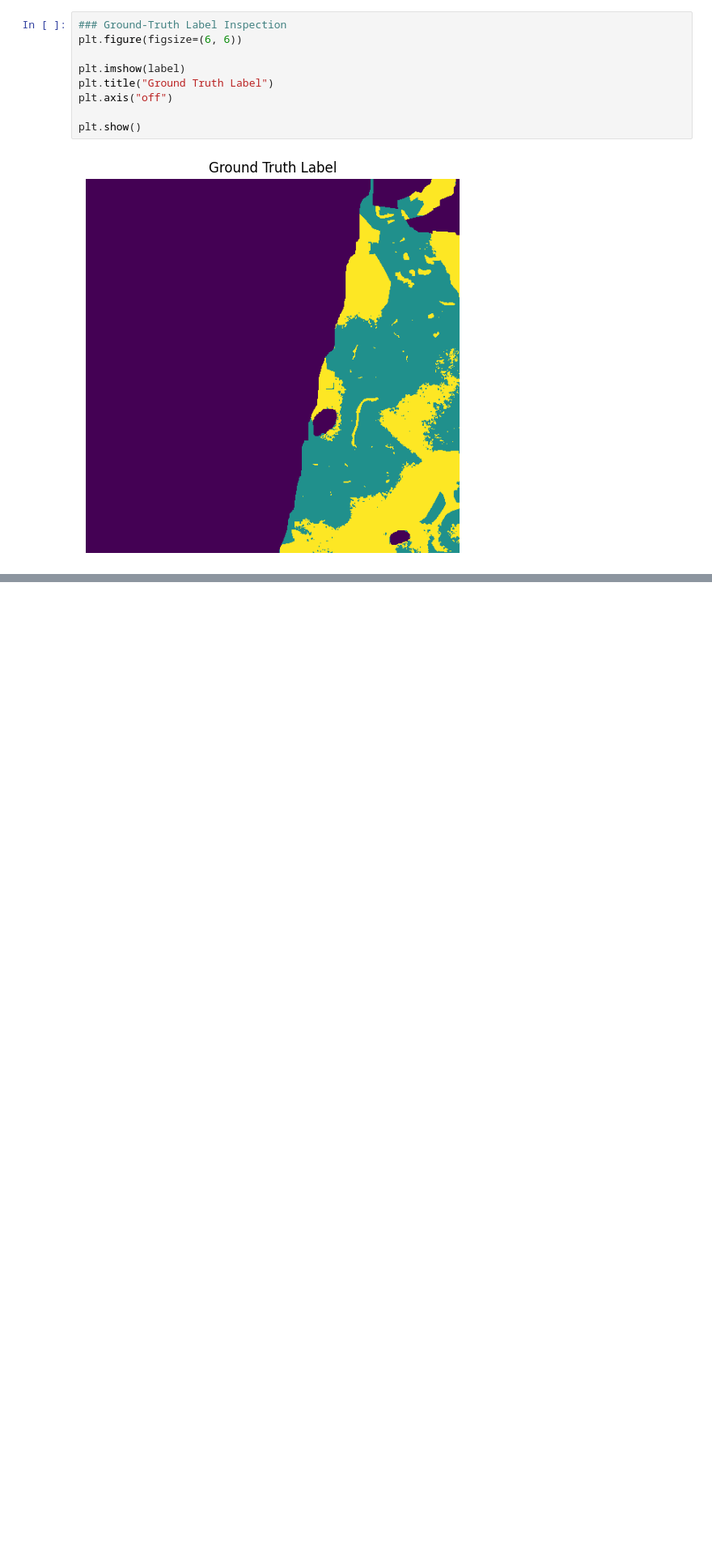
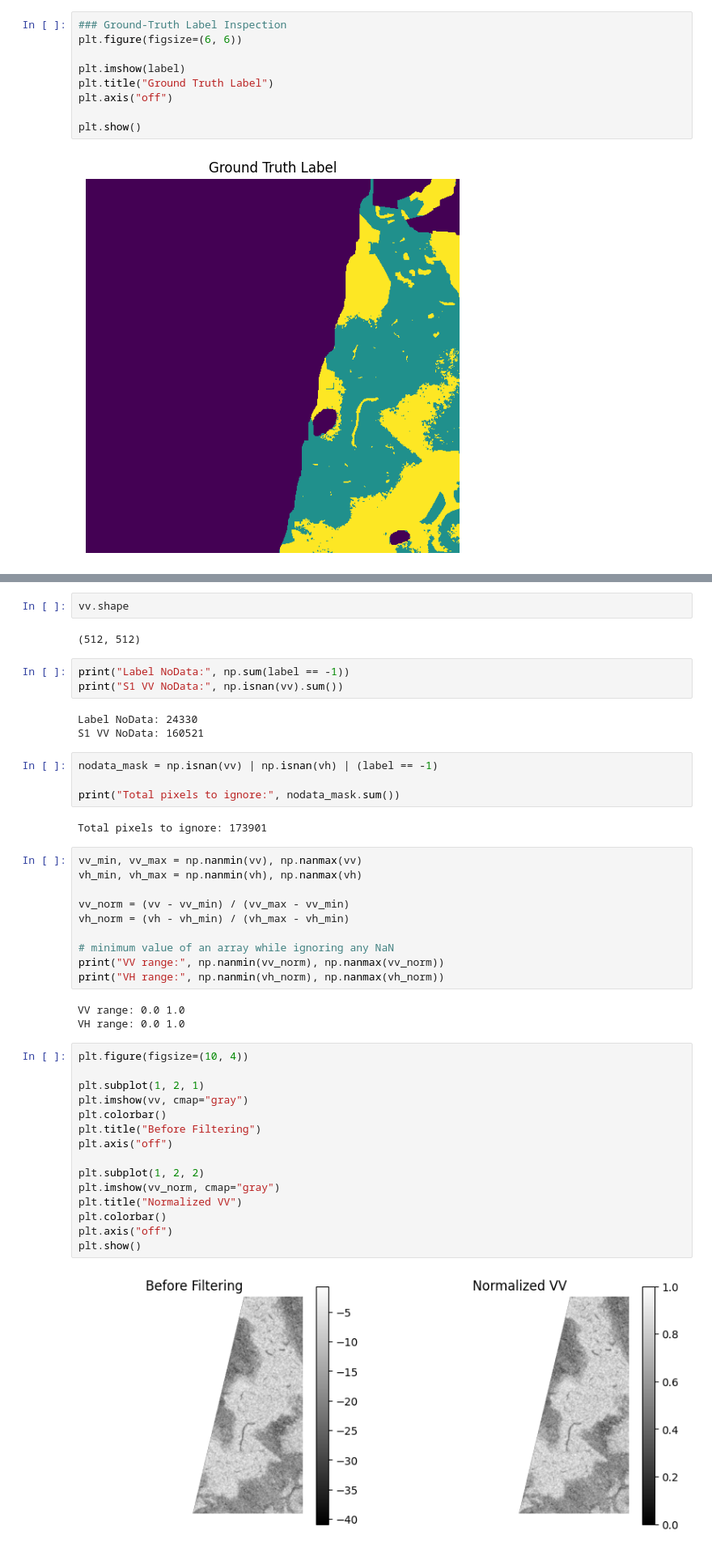
Before and after one commit to srihasagnana/GeoMind-AI, a Jupyter notebook: major_project.ipynb, the cells around one changed output, grey strips where cells are left out. Shown at 81% size. Saved outputs shown, nothing was run; the diff lists cells and outputs as text; blank space fills up the shorter version.

```diff
--- a/major_project.ipynb
+++ b/major_project.ipynb
@@ -145,0 +287,46 @@ C:\Users\GNANA SRIHASA\major_project.ipynb
+# %%
+vv.shape
+# %% [output]
+(512, 512)
+# %%
+print("Label NoData:", np.sum(label == -1))
+print("S1 VV NoData:", np.isnan(vv).sum())
+# %% [output]
+Label NoData: 24330
+S1 VV NoData: 160521
+# %%
+nodata_mask = np.isnan(vv) | np.isnan(vh) | (label == -1)
+
+print("Total pixels to ignore:", nodata_mask.sum())
+# %% [output]
+Total pixels to ignore: 173901
+# %%
+vv_min, vv_max = np.nanmin(vv), np.nanmax(vv)
+vh_min, vh_max = np.nanmin(vh), np.nanmax(vh)
+
+vv_norm = (vv - vv_min) / (vv_max - vv_min)
+vh_norm = (vh - vh_min) / (vh_max - vh_min)
+
+# minimum value of an array while ignoring any NaN
+print("VV range:", np.nanmin(vv_norm), np.nanmax(vv_norm))
+print("VH range:", np.nanmin(vh_norm), np.nanmax(vh_norm))
+# %% [output]
+VV range: 0.0 1.0
+VH range: 0.0 1.0
+# %%
+plt.figure(figsize=(10, 4))
+
+plt.subplot(1, 2, 1)
+plt.imshow(vv, cmap="gray")
+plt.colorbar()
+plt.title("Before Filtering")
+plt.axis("off")
+
+plt.subplot(1, 2, 2)
+plt.imshow(vv_norm, cmap="gray")
+plt.title("Normalized VV")
+plt.colorbar()
+plt.axis("off")
+plt.show()
+# %% [output]
+[figure, added]
```
Also changed, not shown: parts of 19 cells of this notebook.
